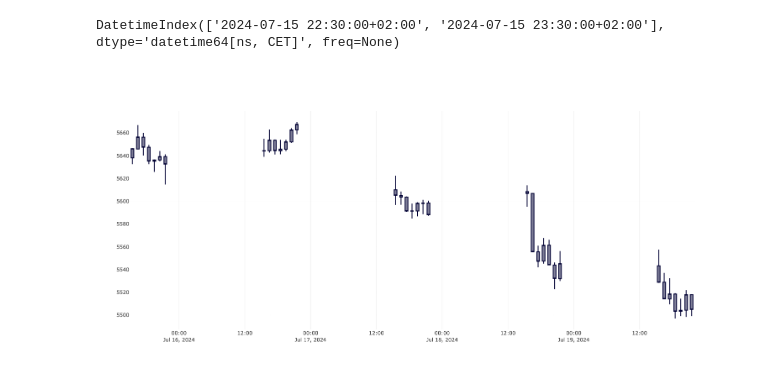
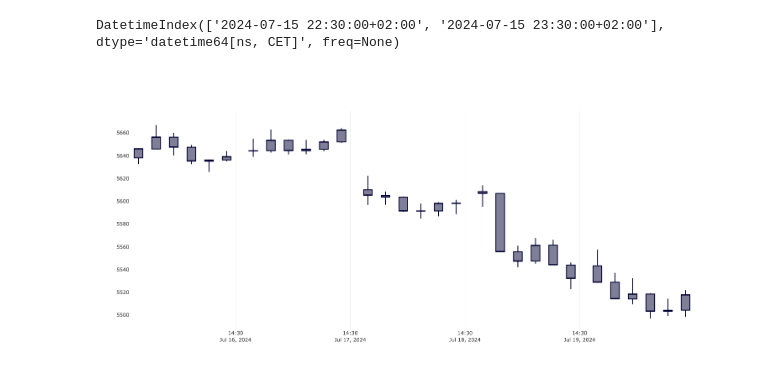
Before and after one commit to f1se4/investor, a Jupyter notebook: Tests.ipynb, the cells around one changed output. Drawn from its saved outputs; the diff is of its cells as text; code cells hidden in the pictures.

```diff
--- a/Tests.ipynb
+++ b/Tests.ipynb
@@ -46,35 +46,37 @@ DatetimeIndex(['2024-07-15 22:30:00+02:00', '2024-07-15 23:30:00+02:00'], dtype=
 # %%
 # Paso 4: Crear el gráfico de Plotly
 fig = go.Figure(data=[go.Candlestick(
     x=data.index,
     open=data['Open'],
     high=data['High'],
     low=data['Low'],
     close=data['Close']
 )])
 
 # Actualizar el eje x para eliminar los gaps de fechas faltantes
 fig.update_xaxes(
-    rangebreaks=[dict(bounds=["sat", "sun"])]
+    rangebreaks=[dict(bounds=["sat", "sun"]),
+                dict(bounds=[21, 14.5], pattern="hour")
+                ]
 )
 
 fig.update_layout(xaxis_title='', yaxis_title='',
                   yaxis=dict(
                             gridcolor='rgba(200, 200, 200, 0.03)',
                             gridwidth=1
                     ),
                   xaxis_rangeslider_visible=False,
                   height=700,
                   dragmode='drawline',
                   shapes=[],
                   newshape=dict(line=dict(color="red")),
                   modebar_add=['drawline','eraseshape'],
                   showlegend=False)
 
 # Mostrar el gráfico
 fig.show()
 # %% [output]
-[figure, old version]
+[figure, new version]
 # %%
 data
 # %% [output]
```
